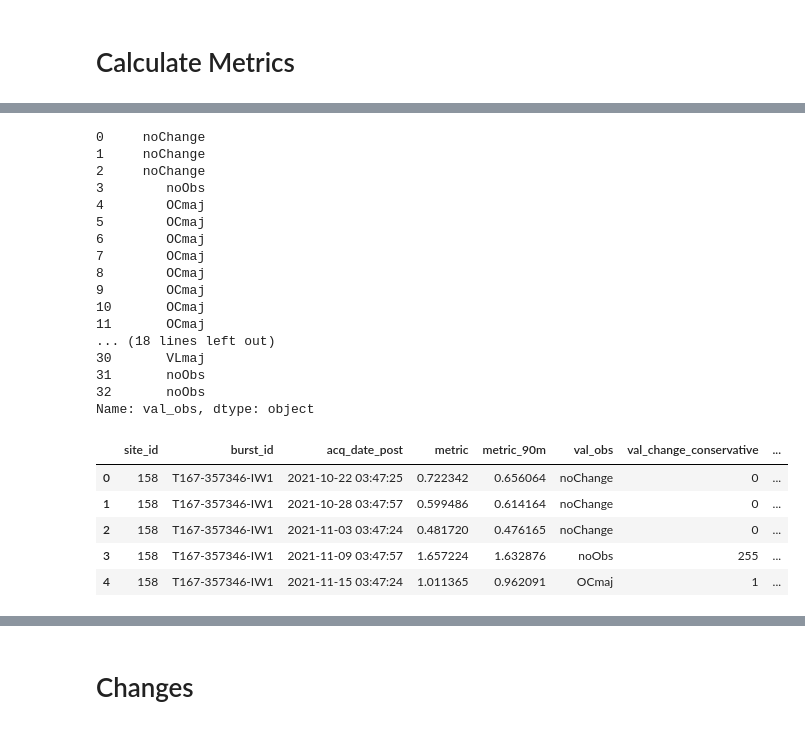
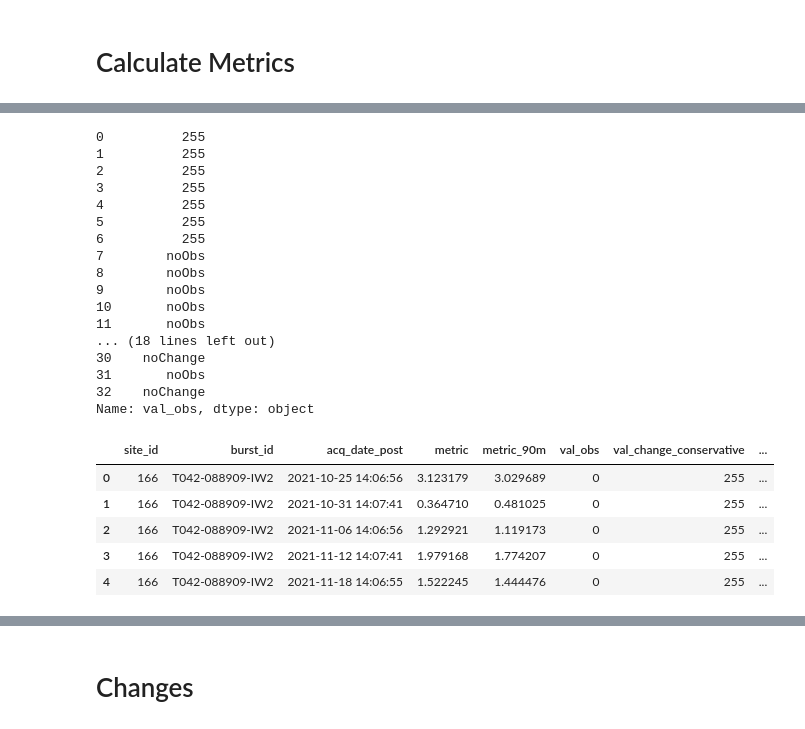
Before and after one commit to OPERA-Cal-Val/dist-s1-validation-harness, a Jupyter notebook: 2_Localize_Metric_tables.ipynb, the cells around one changed output, grey strips where cells are left out. Cells and saved outputs as stored; diff of their text form; code cells hidden in the pictures.

```diff
--- a/2_Localize_Metric_tables.ipynb
+++ b/2_Localize_Metric_tables.ipynb
@@ -28,8 +28,8 @@ from rasterio.transform import rowcol
 # %% [markdown]
 # Parameters
 # %%
-SITE_ID = 158 # 40 #95
-IDX_BURST = 1 # should be 0 or 1. Note that some sites only have 1 burst, so only 0 IDX is valid
+SITE_ID = 166 # 40 #95
+IDX_BURST = 0 # should be 0 or 1. Note that some sites only have 1 burst, so only 0 IDX is valid
 LOOKBACK_DELTA_DAYS = 365
 
 MAX_PRE_IMGS = 10
@@ -284,0 +273,5 @@ df_ts.head()
+# %%
+df_ts['val_obs'] = df_ts.acq_date_post.map(get_val_obs)
+df_ts['val_obs'] = df_ts['val_obs'].map(lambda obs: obs if obs != 'OCtot' else 'OCmaj')
+df_ts['val_obs'] = df_ts['val_obs'].map(lambda obs: obs if obs not in [0, '0'] else 255)
+df_ts.head()
@@ -285,53 +285,53 @@ df_ts.head()
 # %%
 df_ts.val_obs
 # %% [output]
-0     noChange
-1     noChange
-2     noChange
-3        noObs
-4        OCmaj
-5        OCmaj
-6        OCmaj
-7        OCmaj
-8        OCmaj
-9        OCmaj
-10       OCmaj
-11       OCmaj
+0          255
+1          255
+2          255
+3          255
+4          255
+5          255
+6          255
+7        noObs
+8        noObs
+9        noObs
+10       noObs
+11       noObs
 ... (18 lines left out)
-30       VLmaj
+30    noChange
 31       noObs
-32       noObs
+32    noChange
 Name: val_obs, dtype: object
 # %%
 def mark_val_change(obs:str, conservative=True):
     change_vals = ['VLmaj', 'OCmaj', 'OCtotal']
     no_change_vals = ['noChange']
     if not conservative:
         change_vals += ['VLmin', 'OCmin']
     else:
         no_change_vals += ['VLmin', 'OCmin']
 
     if obs in change_vals:
         return 1
     elif obs in no_change_vals:
         return 0
-    elif obs == 'noObs':
+    elif obs in ['noObs', '0', 0]:
         return 255
     else:
         print(obs)
         raise ValueError
 
 df_ts['val_change_conservative'] = df_ts.val_obs.map(mark_val_change)
 df_ts['val_change_aggressive'] = df_ts.val_obs.map(lambda obs: mark_val_change(obs, conservative=False))
 
 df_ts.head()
 # %% [output]
 |  | site_id | burst_id | acq_date_post | metric | metric_90m | val_obs | val_change_conservative | ... |
-| 0 | 158 | T167-357346-IW1 | 2021-10-22 03:47:25 | 0.722342 | 0.656064 | noChange | 0 | ... |
-| 1 | 158 | T167-357346-IW1 | 2021-10-28 03:47:57 | 0.599486 | 0.614164 | noChange | 0 | ... |
-| 2 | 158 | T167-357346-IW1 | 2021-11-03 03:47:24 | 0.481720 | 0.476165 | noChange | 0 | ... |
-| 3 | 158 | T167-357346-IW1 | 2021-11-09 03:47:57 | 1.657224 | 1.632876 | noObs | 255 | ... |
-| 4 | 158 | T167-357346-IW1 | 2021-11-15 03:47:24 | 1.011365 | 0.962091 | OCmaj | 1 | ... |
+| 0 | 166 | T042-088909-IW2 | 2021-10-25 14:06:56 | 3.123179 | 3.029689 | 0 | 255 | ... |
+| 1 | 166 | T042-088909-IW2 | 2021-10-31 14:07:41 | 0.364710 | 0.481025 | 0 | 255 | ... |
+| 2 | 166 | T042-088909-IW2 | 2021-11-06 14:06:56 | 1.292921 | 1.119173 | 0 | 255 | ... |
+| 3 | 166 | T042-088909-IW2 | 2021-11-12 14:07:41 | 1.979168 | 1.774207 | 0 | 255 | ... |
+| 4 | 166 | T042-088909-IW2 | 2021-11-18 14:06:55 | 1.522245 | 1.444476 | 0 | 255 | ... |
 # %%
 plt.plot(df_ts.acq_date_post, df_ts.metric)
 plt.ylabel('metric')
```
Also changed, not shown: parts of 14 cells of this notebook.
